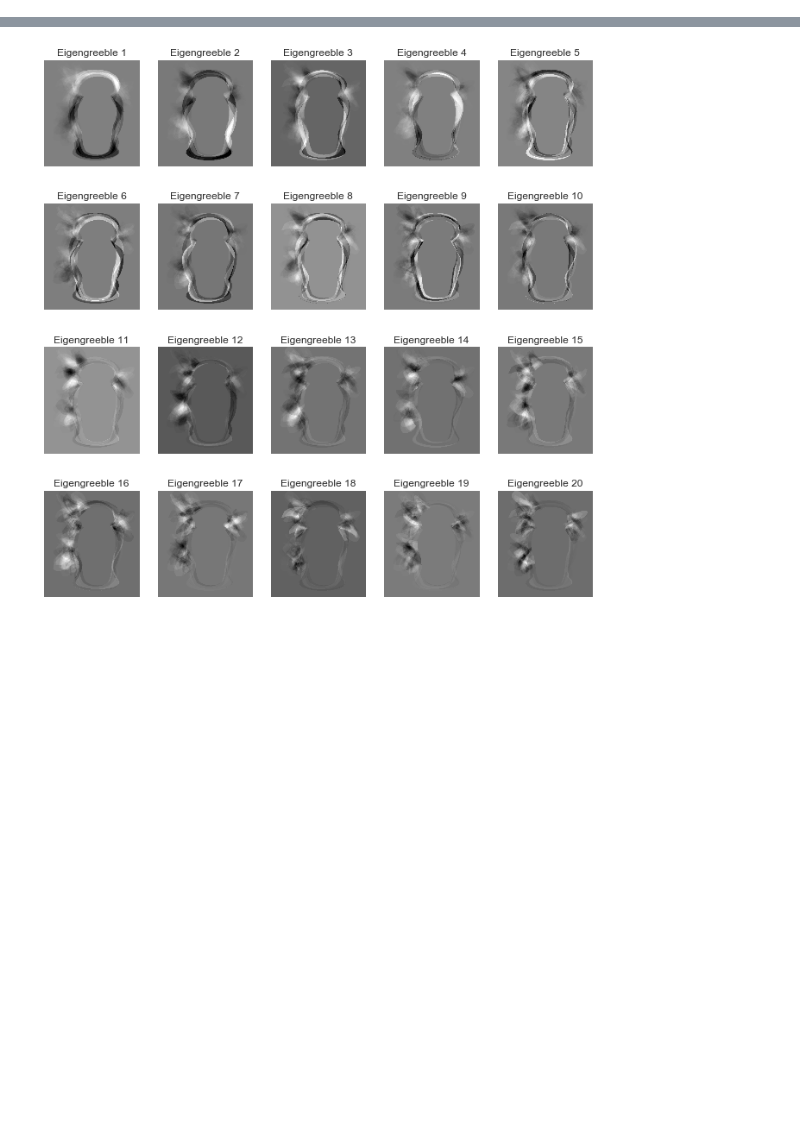
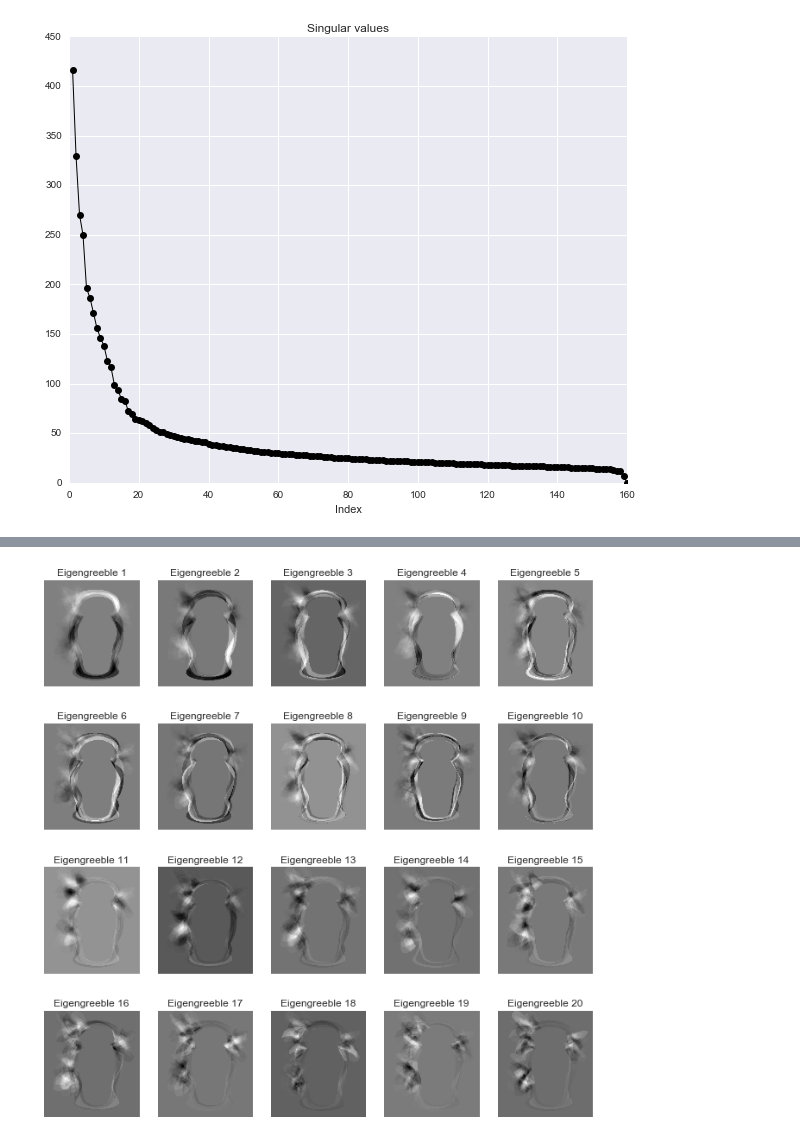
Before and after one commit to ffineis/Greeble_image_learning, a Jupyter notebook: greeble_faces.ipynb, the cells around one changed output, grey strips where cells are left out. Drawn from its saved outputs; the diff is of its cells as text; code cells hidden in the pictures; blank space fills up the shorter version.

```diff
--- a/greeble_faces.ipynb
+++ b/greeble_faces.ipynb
@@ -38,0 +65,21 @@ PCs = u.dot(Sigma)
+# %%
+# Obtain the SVD:
+# Note that u.dot(np.diag(s).dot(v)) == X_sc, so
+# v is *actually* what Python calls v^T! Be warned!
+u, s, v = np.linalg.svd(X_sc, full_matrices = False)
+Sigma = np.diag(s)
+PCs = u.dot(Sigma)
+
+# Plot singular values
+fig = plt.figure(figsize=(10, 8))
+sing_val_inds = np.arange(len(s)) + 1
+plt.plot(sing_val_inds, s, 'ko-', linewidth=1)
+plt.title('Singular values')
+plt.xlabel('Index')
+plt.show()
+
+# Based on singular value scree plot,
+# let's just keep the first 25 principal components's-worth of information.
+X_pca_trans = X_sc.dot(v[0:25, ].T)
+# %% [output]
+[figure, added]
```
Also changed, not shown: parts of 17 cells of this notebook.
